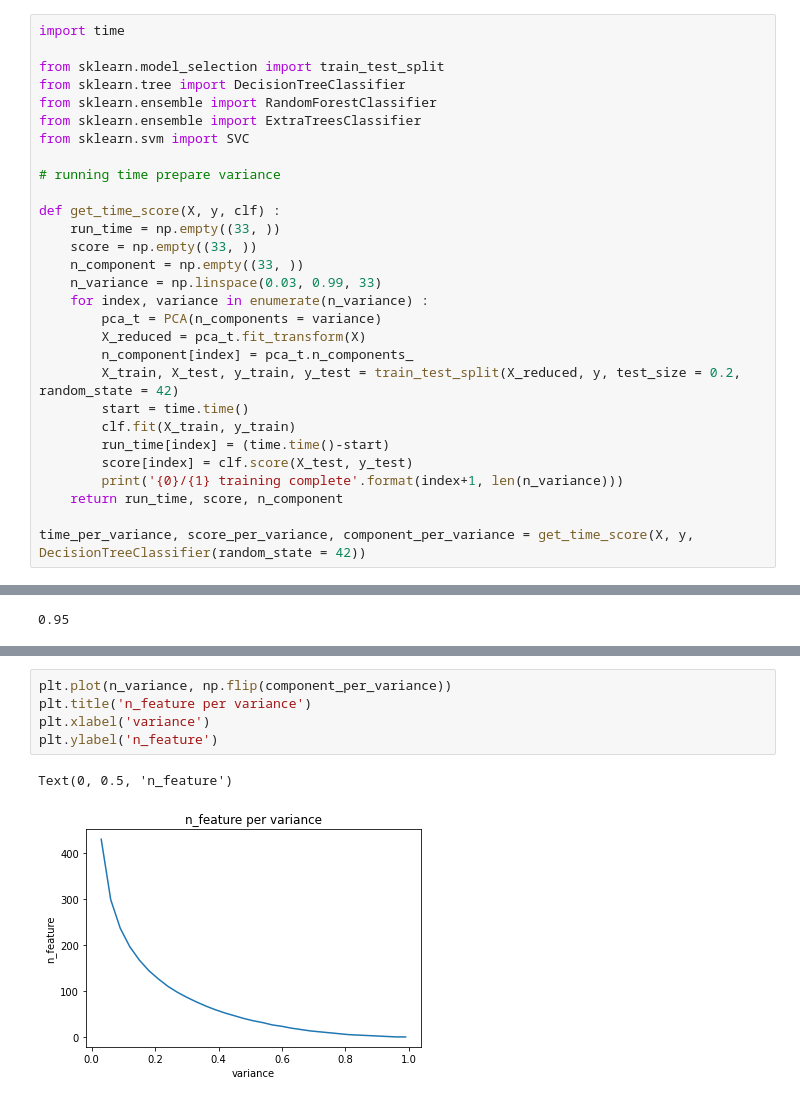
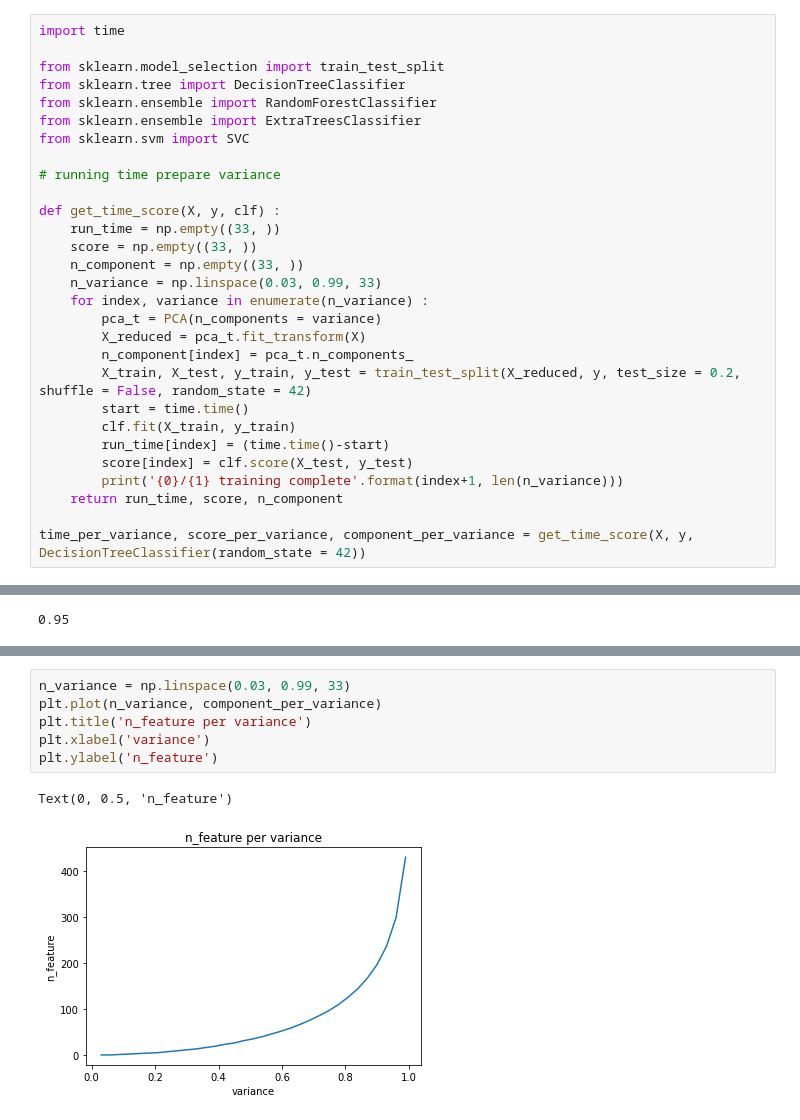
Before and after one commit to ykykyk112/machine_learning, a Jupyter notebook: sklearn_exercise/Dimentionality_Reduction.ipynb, the cells around one changed output, grey strips where cells are left out. Cells and saved outputs as stored; diff of their text form.

Commit message:
2021.02.19 Dimensionality Reduction 실습 진행
- Apply in RandomForestClassifier, SGDClassifier, LogisticRegression
- Find best score and time pooint in PCA and compare with full dataset point

```diff
--- a/sklearn_exercise/Dimentionality_Reduction.ipynb
+++ b/sklearn_exercise/Dimentionality_Reduction.ipynb
@@ -317,7 +317,7 @@ def get_time_score(X, y, clf) :
         pca_t = PCA(n_components = variance)
         X_reduced = pca_t.fit_transform(X)
         n_component[index] = pca_t.n_components_
-        X_train, X_test, y_train, y_test = train_test_split(X_reduced, y, test_size = 0.2, random_state = 42)
+        X_train, X_test, y_train, y_test = train_test_split(X_reduced, y, test_size = 0.2, shuffle = False, random_state = 42)
         start = time.time()
         clf.fit(X_train, y_train)
         run_time[index] = (time.time()-start)
@@ -407,10 +410,11 @@ plot_time_variance(time_per_variance, 'DecisionTreeClassifier')
 # %%
-plt.plot(n_variance, np.flip(component_per_variance))
+n_variance = np.linspace(0.03, 0.99, 33)
+plt.plot(n_variance, component_per_variance)
 plt.title('n_feature per variance')
 plt.xlabel('variance')
 plt.ylabel('n_feature')
 # %% [output]
 Text(0, 0.5, 'n_feature')
-[figure, old version]
+[figure, new version]
 # %%
 rnd_time_per_variance, rnd_score_per_variance, rnd_component_per_variance = get_time_score(X, y, RandomForestClassifier(random_state = 42))
```
Also changed, not shown: parts of 16 cells of this notebook.
